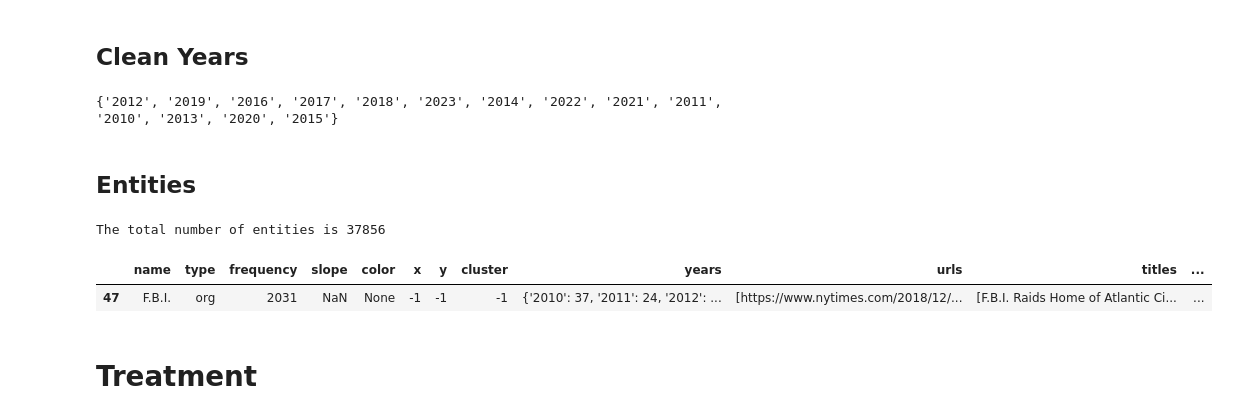
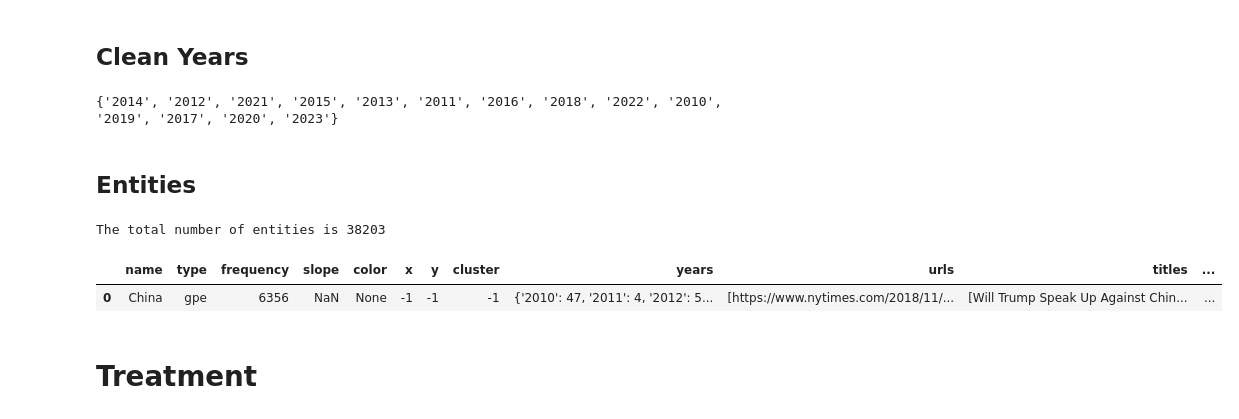
Before and after one commit to AlbaTaboada/Edgelands, a Jupyter notebook: analysis.ipynb, the cells around one changed output. Saved outputs shown, nothing was run; the diff lists cells and outputs as text; code cells hidden in the pictures.

```diff
--- a/analysis.ipynb
+++ b/analysis.ipynb
@@ -51,3 +55,10 @@ df.sample()
+# %%
+# print(df[df['url'].str.contains('www.nytimes.com/live/')])
+df = df[df['url'].apply(lambda x: 'www.nytimes.com/live/' not in x)]
+df = df.reset_index(drop=True)
+# %%
+df = df[df['url'].apply(lambda x: '/briefing/' not in x)]
+df = df.reset_index(drop=True)
 # %% [markdown]
 ## IND cleaning
 # %%
@@ -91,7 +102,7 @@ df = df.reset_index(drop=True)
 
 print(set(df["year"].tolist()))
 # %% [output]
-{'2012', '2019', '2016', '2017', '2018', '2023', '2014', '2022', '2021', '2011', '2010', '2013', '2020', '2015'}
+{'2014', '2012', '2021', '2015', '2013', '2011', '2016', '2018', '2022', '2010', '2019', '2017', '2020', '2023'}
 # %% [markdown]
 ## Entities
 # %%
@@ -149,11 +160,15 @@ for index, row in df.iterrows():  # Iteration on all the articles
     year = row["year"]
     title = row["title"]
 
+    gpe = row["GPE"].tolist()
     ind = row["IND"]
     org = row["ORG"].tolist()
     tag = row["TAG"]
 
-    cooccurrences = list(ind + org + tag)
+    cooccurrences = list(gpe + ind + org + tag)
+
+    for entity in gpe:
+        update(entity, "gpe")
 
     for entity in ind:
         update(entity, "ind")
@@ -180,35 +195,35 @@ entities_all = pd.DataFrame(
         "cluster",
         "years",
         "urls",
         "titles",
         "cooccurrences",
     ],
 )  # Dataset
 entities_all = entities_all.astype(
     {
         "name": "str",
         "type": "str",
         "frequency": "int",
         "slope": "float",
         "color": "str",
         "x": "int",
         "y": "int",
         "cluster": "int",
         "years": "object",
         "urls": "object",
         "titles": "object",
         "cooccurrences": "object",
     }
 )
 
 
 print("The total number of entities is", len(entities))
 
 entities_all.sort_values(by=["frequency"], ascending=False).head(1)
 # %% [output]
-The total number of entities is 37856
+The total number of entities is 38203
 |  | name | type | frequency | slope | color | x | y | cluster | years | urls | titles | ... |
-| 47 | F.B.I. | org | 2031 | NaN | None | -1 | -1 | -1 | {'2010': 37, '2011': 24, '2012': ... | [https://www.nytimes.com/2018/12/... | [F.B.I. Raids Home of Atlantic Ci... | ... |
+| 0 | China | gpe | 6356 | NaN | None | -1 | -1 | -1 | {'2010': 47, '2011': 4, '2012': 5... | [https://www.nytimes.com/2018/11/... | [Will Trump Speak Up Against Chin... | ... |
 # %% [markdown]
 # Treatment
 # %% [markdown]
```
Also changed, not shown: parts of 12 cells of this notebook, 11 other files.
